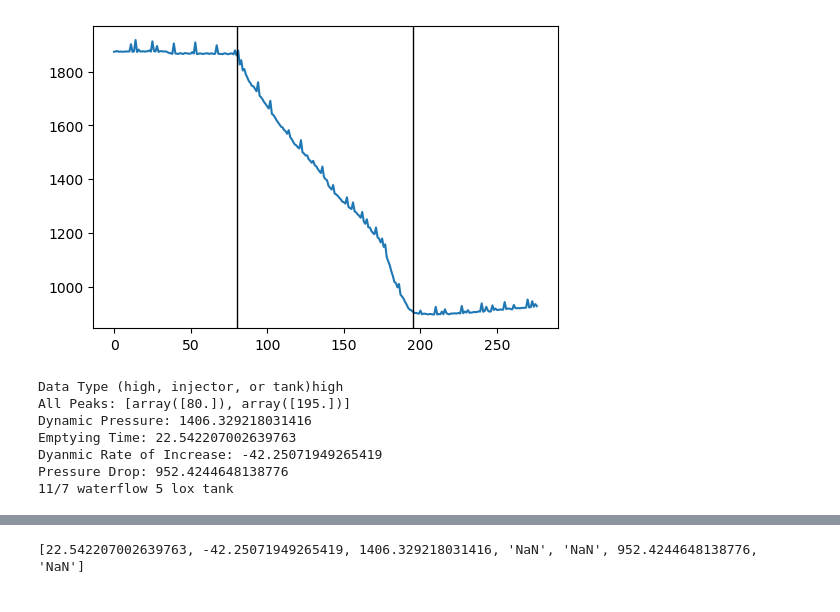
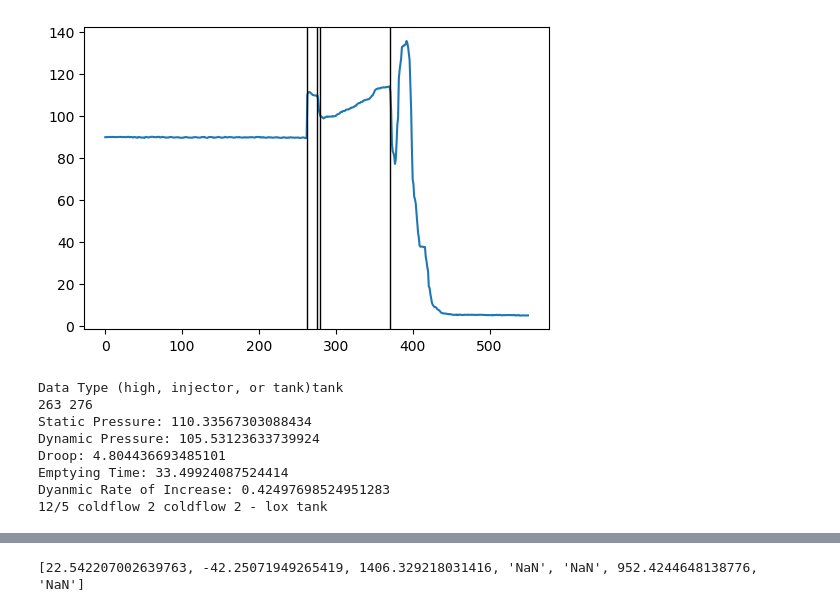
Before and after one commit to Space-Enterprise-at-Berkeley/Wireless-Transmission, a Jupyter notebook: DataMonitoring/data_analysis_final.ipynb, the cells around one changed output, grey strips where cells are left out. Saved outputs shown, nothing was run; the diff lists cells and outputs as text; code cells hidden in the pictures.

```diff
--- a/DataMonitoring/data_analysis_final.ipynb
+++ b/DataMonitoring/data_analysis_final.ipynb
@@ -11,5 +11,5 @@ from scipy.signal import savgol_filter, lfilter
 from statistics import mean
 from scipy.interpolate import interp1d
 # %%
-data1,t1,l_temp1,l_pwm1,lox_tp1,p_tp1,l_inj1,p_inj1,high_p1,v1,p1,e1= read_data("waterflow5_2020-11-07__19_35.csv")
+data1,t1,lox_tp1,p_tp1,l_inj1,p_inj1,high_p1= read_data("flow2_2020-12-05__16_13.csv")
 # %% [output]
@@ -45,5 +55,5 @@ for i in high:
 # high2 = [highPressureConversion(raw) for raw in high]
     #print(splitting[1][1])
 # %%
-detect1 = detect_peaks(high_tank2)
+detect1 = detect_peaks(lox_tank2)
 # %% [output]
@@ -113,17 +121,18 @@ Choose time for new line195
 # %%
 prop_tank_values = values(detect1)
-name = "lox tank"
-print("11/7 waterflow 5", name)
-write_data("11/7", name)
+name = "coldflow 2 - lox tank"
+print("12/5 coldflow 2", name)
+write_data("12/5", name)
 # %% [output]
-[figure, old version]
+[figure, new version]
-Data Type (high, injector, or tank)high
-All Peaks: [array([80.]), array([195.])]
-Dynamic Pressure: 1406.329218031416
-Emptying Time: 22.542207002639763
-Dyanmic Rate of Increase: -42.25071949265419
-Pressure Drop: 952.4244648138776
-11/7 waterflow 5 lox tank
+Data Type (high, injector, or tank)tank
+263 276
+Static Pressure: 110.33567303088434
+Dynamic Pressure: 105.53123633739924
+Droop: 4.804436693485101
+Emptying Time: 33.49924087524414
+Dyanmic Rate of Increase: 0.42497698524951283
+12/5 coldflow 2 coldflow 2 - lox tank
 # %%
 def display_all_pressure(time, high, lox_tank, prop_tank, lox_inj, prop_inj, start_time = 0, end_time = -1, show_high=False):
     plt.figure(figsize=(20,10))
```
Also changed, not shown: parts of 13 cells of this notebook.
